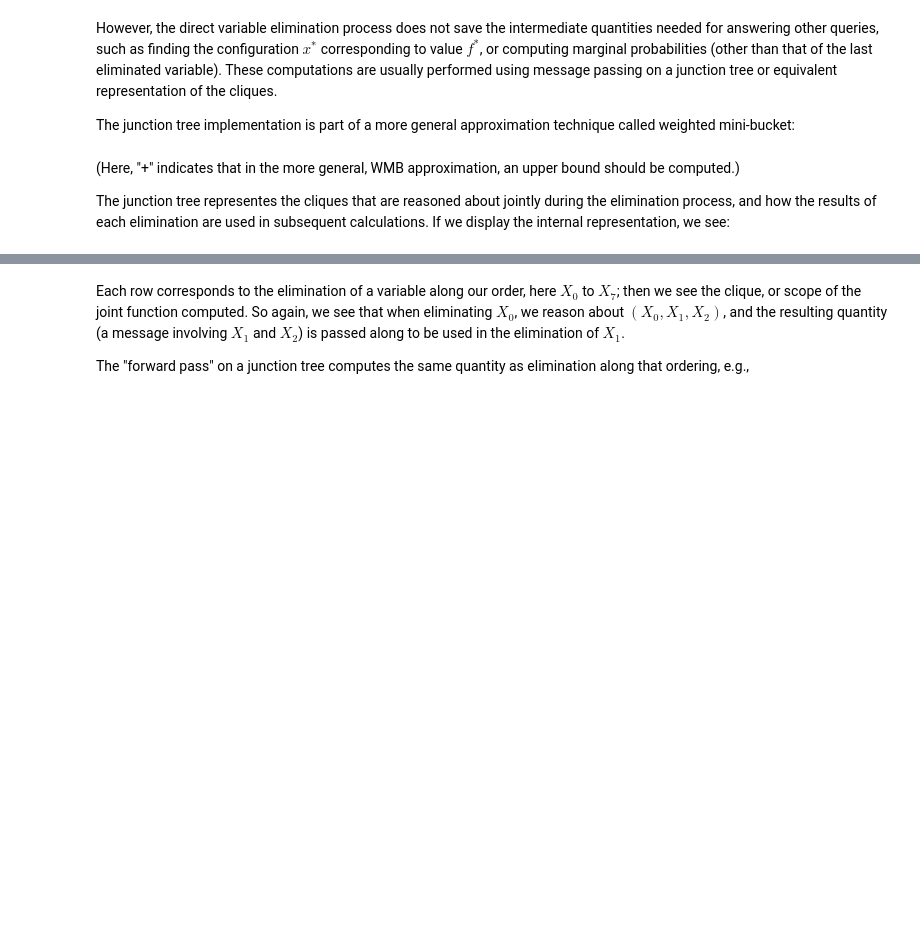
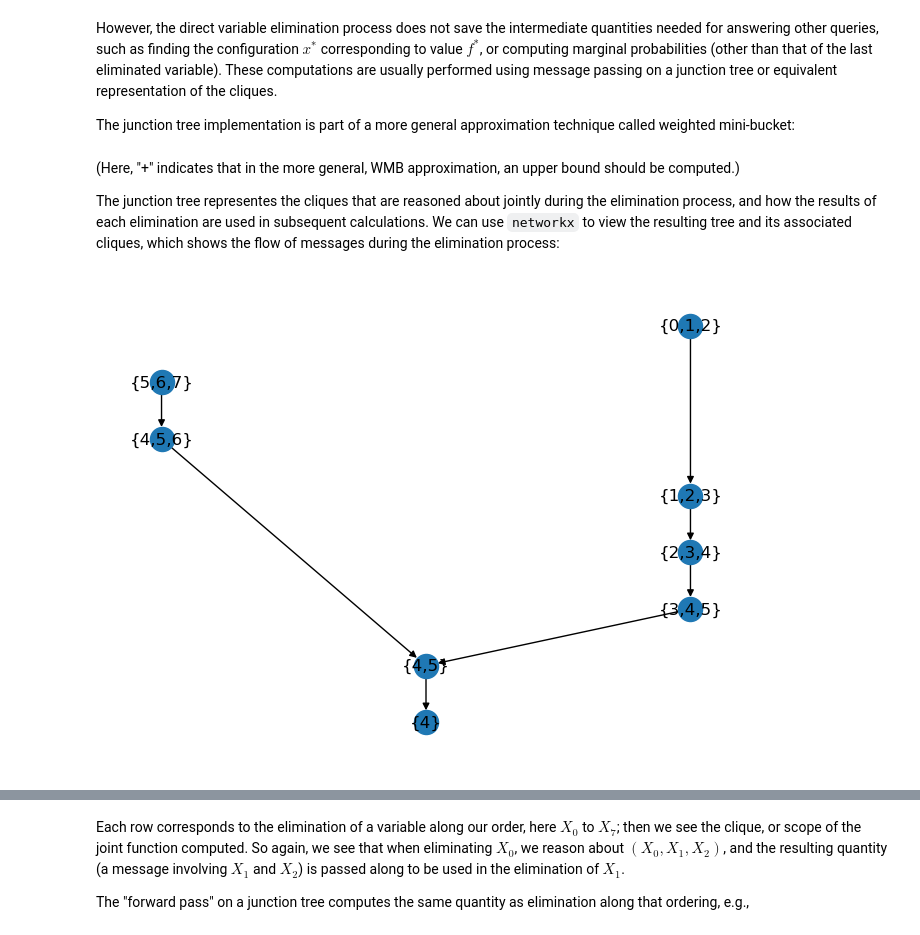
Before and after one commit to ihler/pyGMs, a Jupyter notebook: notebooks/03 Variable Elimination.ipynb, the cells around one changed output, grey strips where cells are left out. Drawn from its saved outputs; the diff is of its cells as text; code cells hidden in the pictures; blank space fills up the shorter version.

```diff
--- a/notebooks/03 Variable Elimination.ipynb
+++ b/notebooks/03 Variable Elimination.ipynb
@@ -138,8 +139,13 @@ The junction tree implementation is part of a more general approximation techniq
 # %%
 import pyGMs.wmb
 
+order = [0,7,6,1,2,3,5,4]
 jt = gm.wmb.JTree(model, order,'sum+')
 # %% [markdown]
 (Here, "+" indicates that in the more general, WMB approximation, an upper bound should be computed.)
 
-The junction tree representes the cliques that are reasoned about jointly during the elimination process, and how the results of each elimination are used in subsequent calculations.  If we display the internal representation, we see:
+The junction tree representes the cliques that are reasoned about jointly during the elimination process, and how the results of each elimination are used in subsequent calculations.  We can use `networkx` to view the resulting tree and its associated cliques, which shows the flow of messages during the elimination process:
+# %%
+jt.draw();
+# %% [output]
+[figure, added]
```
Also changed, not shown: parts of 24 cells of this notebook, 19 other files.
